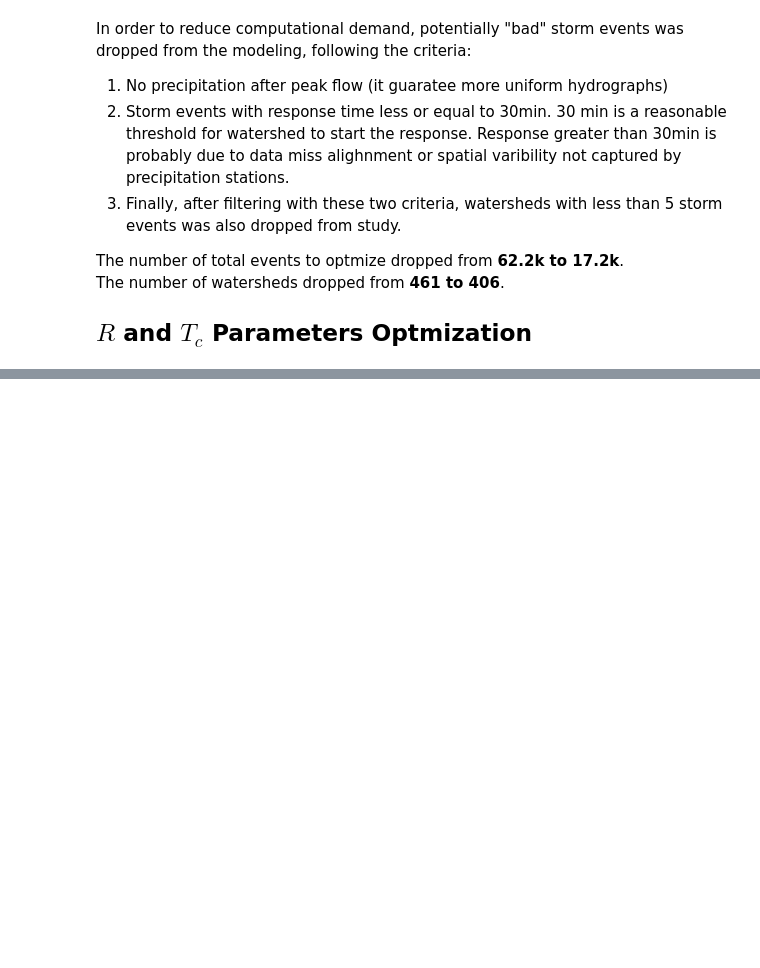
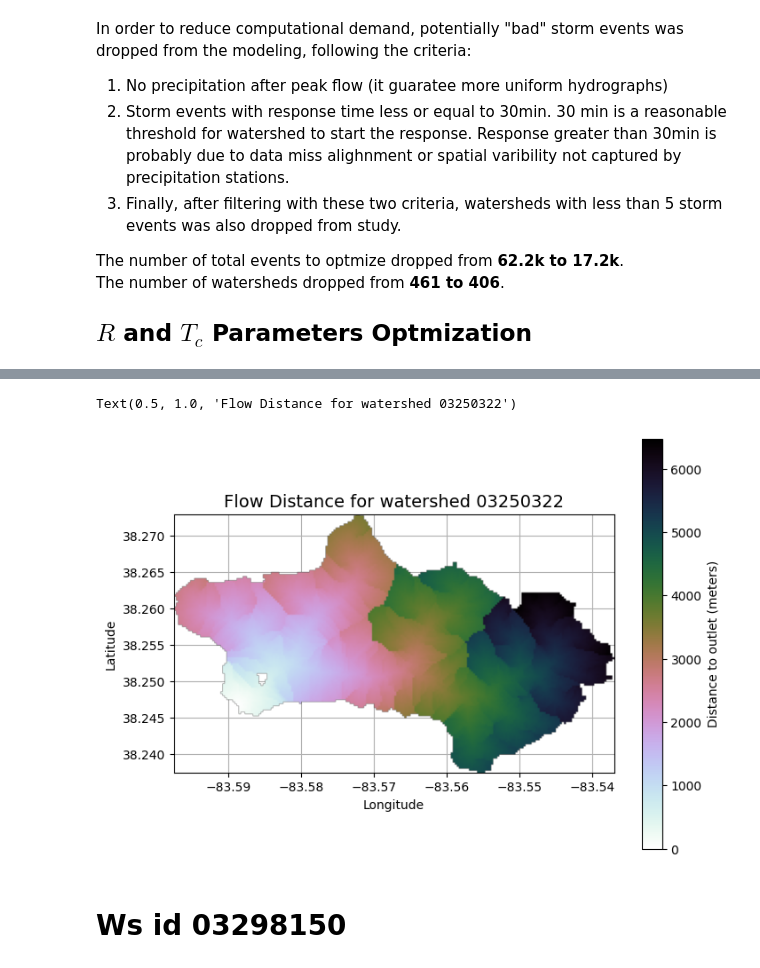
Before and after one commit to vpalvesalan/ML-ModClark-IUH-Model, a Jupyter notebook: notebooks/hydrological_model/13_ModClark_params_optimization.ipynb, the cells around one changed output, grey strips where cells are left out. Drawn from its saved outputs; the diff is of its cells as text; code cells hidden in the pictures; blank space fills up the shorter version.

Commit message:
Fix hydrological model

```diff
--- a/notebooks/hydrological_model/13_ModClark_params_optimization.ipynb
+++ b/notebooks/hydrological_model/13_ModClark_params_optimization.ipynb
@@ -112,0 +174,48 @@ filter
+# %%
+# Load vector catchment
+vector_catch = gpd.read_file(vector_catch_path)
+
+# Load geomorphological characteristics
+geo_characteristics = pd.read_csv(geo_characteristics_path, dtype={'Station ID': str})
+
+# Load tabular hydrological data
+lined_up_data = pd.read_parquet(lined_up_data_path)
+lined_up_data = lined_up_data.set_index('date').sort_index()
+# %%
+# Load flow direction and catchment mask rasters necessary for distance to outlet grid
+dirmap = (64, 128, 1, 2, 4, 8, 16, 32)
+grid = Grid.from_raster(sample_ws_flowdir_path, data_name='flowdir')
+fdir = grid.read_raster(sample_ws_flowdir_path, data_name='flowdir', metadata={'dirmap':dirmap, 'routing':'d8'})
+catch_mask = grid.read_raster(sample_ws_mask_raster_path, data_name='catchment')
+grid.clip_to(catch_mask)
+# %%
+# ---- Compute distance to outlet not projected-----
+point_string = vector_catch['snapped_pour_point_nad83'].iloc[0]
+coordinates = wkt.loads(point_string)
+x_snap = coordinates.x
+y_snap = coordinates.y
+
+# Compute weights for distance calculation (used to transform number of cell distance to meters)
+resolution = get_projected_resolution(input_raster_path=sample_ws_flowdir_path, target_crs=vector_catch.crs)
+avg_res = np.mean(np.abs(resolution))
+weights = create_distance_weights(resolution=avg_res, fdir=fdir)
+
+dist_meters = grid.distance_to_outlet(x=x_snap, y=y_snap, fdir=fdir, dirmap=dirmap, xytype='coordinate', weights=weights)
+# %%
+fig, ax = plt.subplots(figsize=(8, 6))
+fig.patch.set_alpha(0)
+
+
+ax.grid('on', zorder=0)
+im = ax.imshow(dist_meters, extent=grid.extent, zorder=2,
+                 cmap='cubehelix_r')
+# Add a colorbar specific to the first axis
+fig.colorbar(im, ax=ax, label='Distance to outlet (meters)')
+ax.set_xlabel('Longitude')
+ax.set_ylabel('Latitude')
+ax.set_title(f'Flow Distance for watershed {sample_ws_id}', size=14)
+# %% [output]
+Text(0.5, 1.0, 'Flow Distance for watershed 03250322')
+[figure, added]
+# %% [markdown]
+# Ws id 03298150
```
Also changed, not shown: parts of 19 cells of this notebook, 4 other files.
